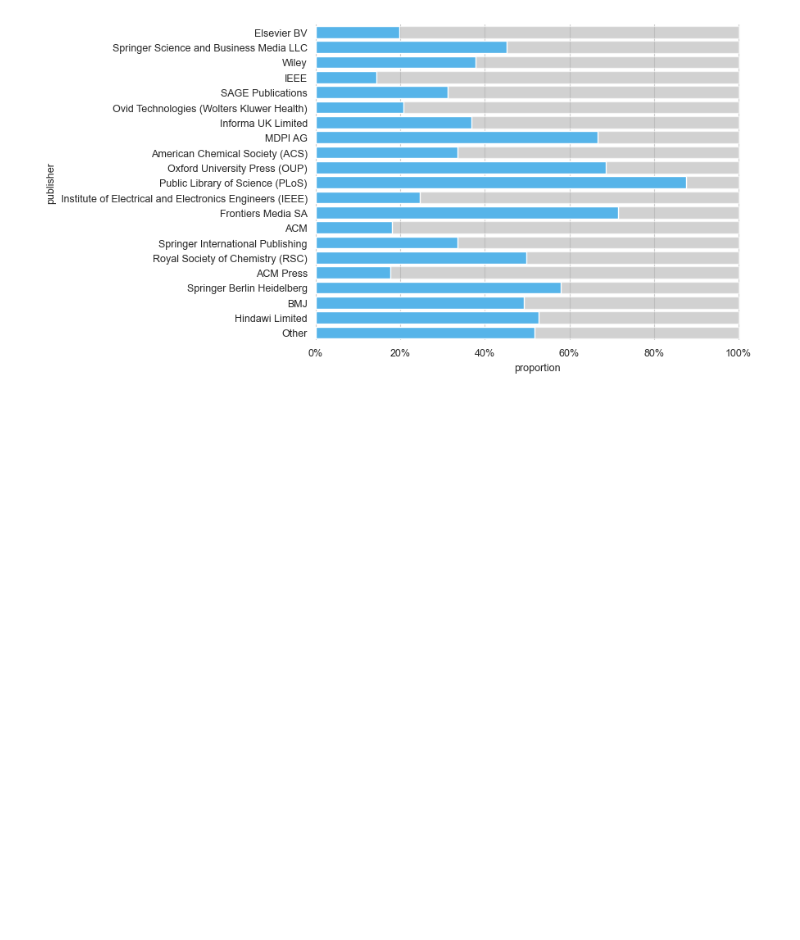
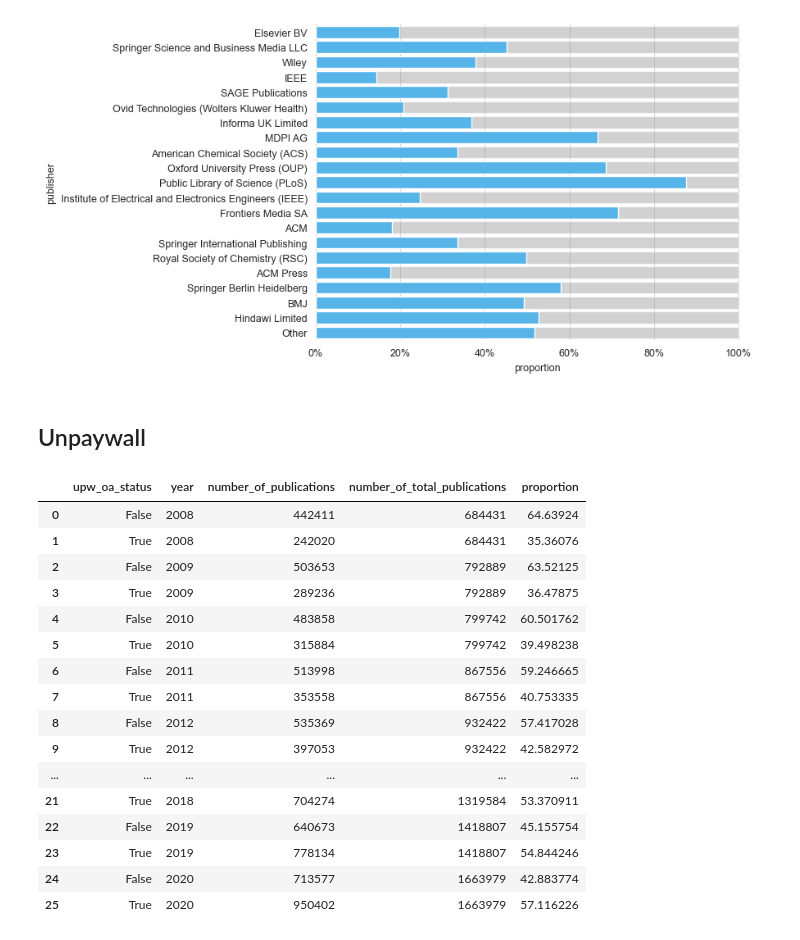
Before and after one commit to naustica/MA, a Jupyter notebook: Codebook.ipynb, the cells around one changed output. Cells and saved outputs as stored; diff of their text form; code cells hidden in the pictures; blank space fills up the shorter version.

```diff
--- a/Codebook.ipynb
+++ b/Codebook.ipynb
@@ -803,3 +804,22 @@ axes.xaxis.set_major_formatter(mtick.PercentFormatter(1.0))
 plt.show()
 # %% [output]
 [figure]
+# %% [markdown]
+## Unpaywall
+# %%
+df_oa_status = client.query(f"""
+                             SELECT COUNT(DISTINCT(s2ag.doi)) AS number_of_publications,
+                                    s2ag.year as year,
+                                    upw.is_oa as upw_oa_status, s2ag.isopenaccess as s2_oa_status
+                             FROM (
+                                 SELECT DISTINCT externalids.DOI as doi, isopenaccess,
+                                        EXTRACT (YEAR FROM publicationdate) AS year
+                                 FROM {s2ag_papers}, UNNEST(publicationtypes) as type
+                                 WHERE type = "JournalArticle" AND year >= 2008 AND year <= 2020
+                                 ) AS s2ag
+                             INNER JOIN {upw_snapshot} AS upw
+                             ON LOWER(s2ag.doi) = LOWER(upw.doi)
+                             WHERE s2ag.year IS NOT NULL
+                             GROUP BY year, upw_oa_status, s2_oa_status
+                             ORDER BY number_of_publications DESC
+                             """).to_dataframe()
@@ -805,0 +829,26 @@ plt.show()
+# %%
+df_oa_status_upw_total = df_oa_status_upw.groupby(['year'])['number_of_publications'].sum().reset_index()
+df_oa_status_upw_total.rename(columns={'number_of_publications': 'number_of_total_publications'}, inplace=True)
+df_oa_status_upw = pd.merge(df_oa_status_upw, df_oa_status_upw_total, on='year')
+df_oa_status_upw['proportion'] = (df_oa_status_upw['number_of_publications']/\
+                                  df_oa_status_upw['number_of_total_publications']) * 100
+#df_oa_status_upw['proportion'] = df_oa_status_upw['proportion'].apply(lambda x: '{0:.2f}'.format(x))
+df_oa_status_upw.drop_duplicates()
+# %% [output]
+|  | upw_oa_status | year | number_of_publications | number_of_total_publications | proportion |
+| 0 | False | 2008 | 442411 | 684431 | 64.63924 |
+| 1 | True | 2008 | 242020 | 684431 | 35.36076 |
+| 2 | False | 2009 | 503653 | 792889 | 63.52125 |
+| 3 | True | 2009 | 289236 | 792889 | 36.47875 |
+| 4 | False | 2010 | 483858 | 799742 | 60.501762 |
+| 5 | True | 2010 | 315884 | 799742 | 39.498238 |
+| 6 | False | 2011 | 513998 | 867556 | 59.246665 |
+| 7 | True | 2011 | 353558 | 867556 | 40.753335 |
+| 8 | False | 2012 | 535369 | 932422 | 57.417028 |
+| 9 | True | 2012 | 397053 | 932422 | 42.582972 |
+| ... | ... | ... | ... | ... | ... |
+| 21 | True | 2018 | 704274 | 1319584 | 53.370911 |
+| 22 | False | 2019 | 640673 | 1418807 | 45.155754 |
+| 23 | True | 2019 | 778134 | 1418807 | 54.844246 |
+| 24 | False | 2020 | 713577 | 1663979 | 42.883774 |
+| 25 | True | 2020 | 950402 | 1663979 | 57.116226 |
```
Also changed, not shown: parts of 8 cells of this notebook, 1 other file.
